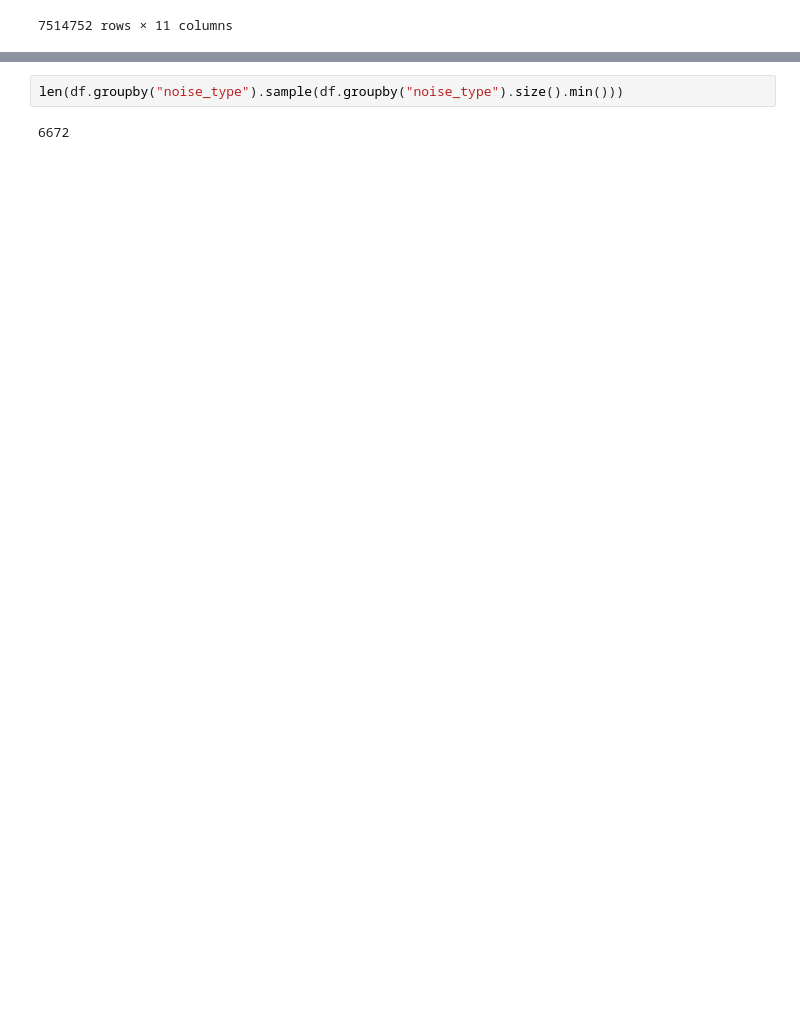
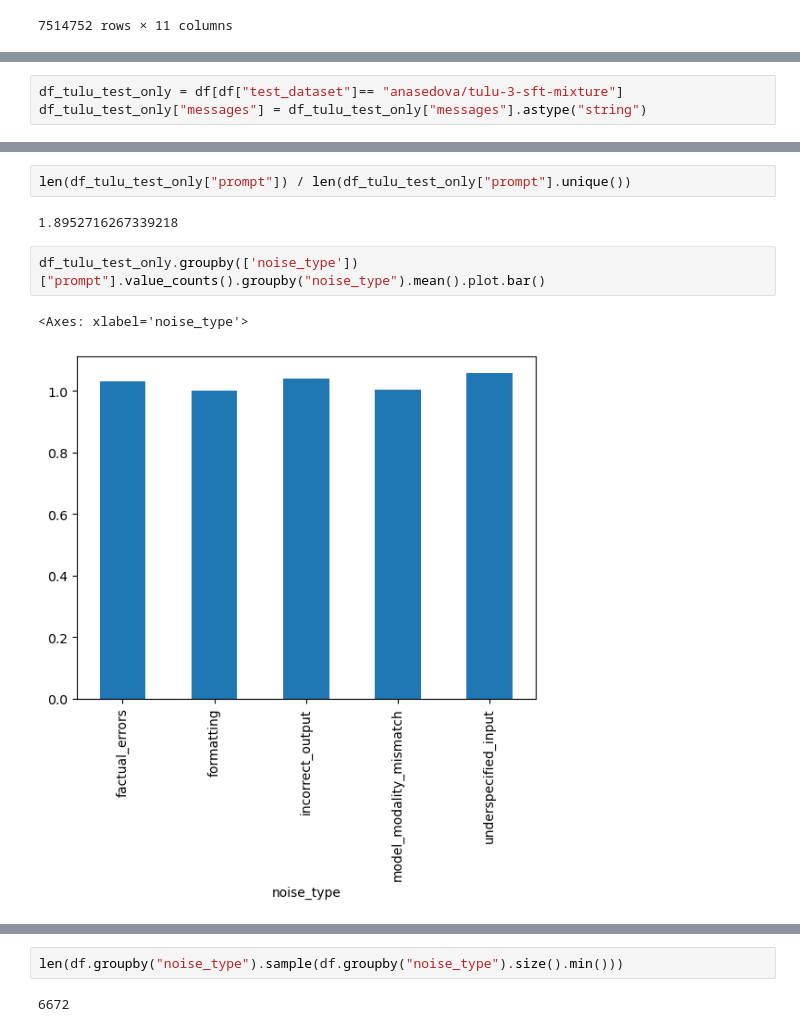
Before and after one commit to loris3/babylm, a Jupyter notebook: analysis_noise.ipynb, the cells around one changed output, grey strips where cells are left out. Drawn from its saved outputs; the diff is of its cells as text; blank space fills up the shorter version.

```diff
--- a/analysis_noise.ipynb
+++ b/analysis_noise.ipynb
@@ -307,0 +329,3 @@ df
+# %%
+df_tulu_test_only = df[df["test_dataset"]== "anasedova/tulu-3-sft-mixture"]
+df_tulu_test_only["messages"] = df_tulu_test_only["messages"].astype("string")
@@ -307,0 +548,9 @@ df
+# %%
+len(df_tulu_test_only["prompt"]) / len(df_tulu_test_only["prompt"].unique())
+# %% [output]
+1.8952716267339218
+# %%
+df_tulu_test_only.groupby(['noise_type'])["prompt"].value_counts().groupby("noise_type").mean().plot.bar()
+# %% [output]
+<Axes: xlabel='noise_type'>
+[figure, added]
```
Also changed, not shown: parts of 48 cells of this notebook, 25 other files.
